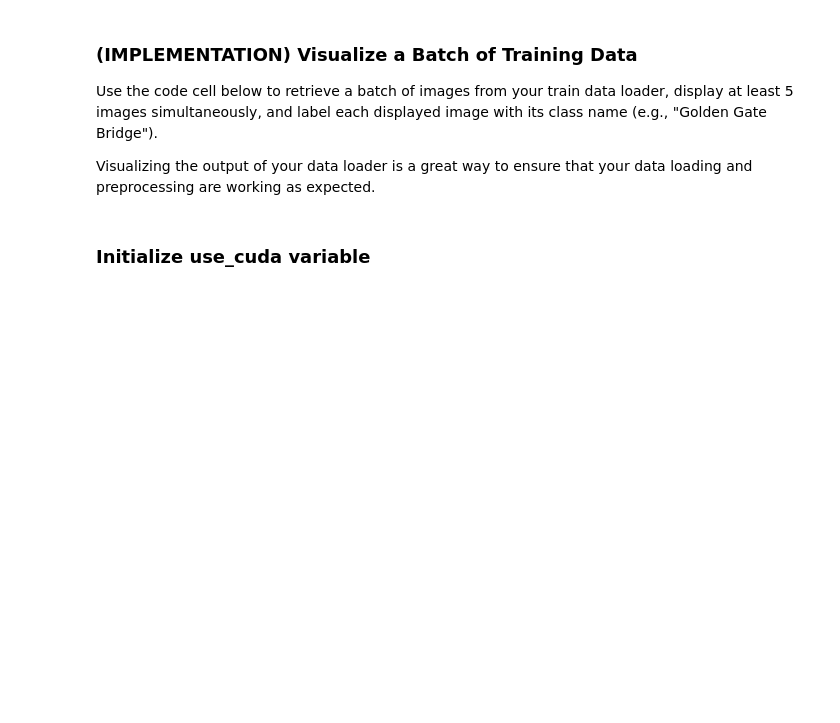
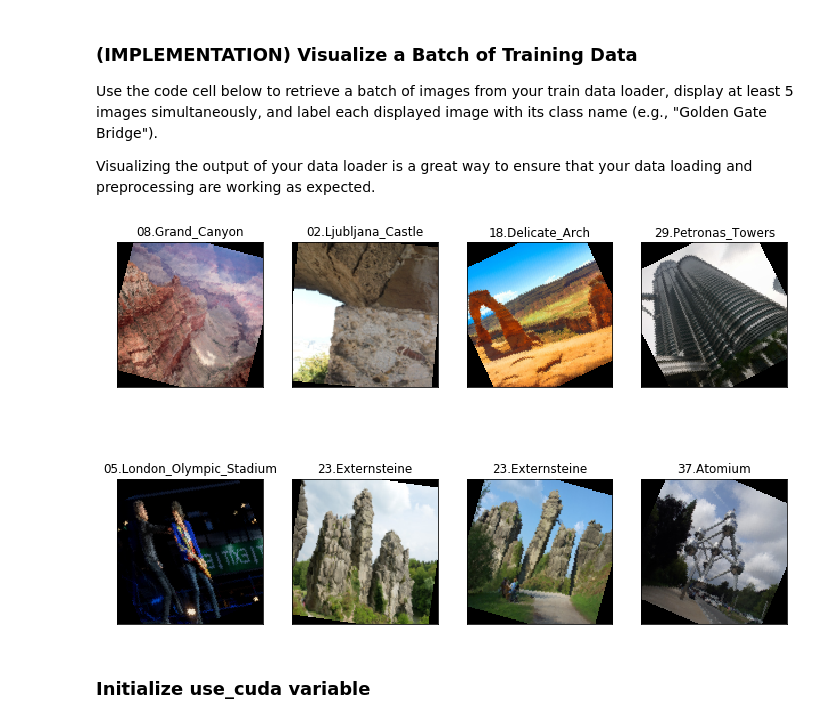
Before and after one commit to YazeedS/Landmarks_CNN, a Jupyter notebook: landmark.ipynb, the cells around one changed output. Saved outputs shown, nothing was run; the diff lists cells and outputs as text; code cells hidden in the pictures; blank space fills up the shorter version.

```diff
--- a/landmark.ipynb
+++ b/landmark.ipynb
@@ -157,12 +159,23 @@ Visualizing the output of your data loader is a great way to ensure that your da
 # %%
 import matplotlib.pyplot as plt
 %matplotlib inline
 
-i = 8
 ## TODO: visualize a batch of the train data loader
-
 ## the class names can be accessed at the `classes` attribute
 ## of your dataset object (e.g., `train_dataset.classes`)
+
+fig = plt.figure(figsize=(12, 8))
+
+images, lables = next(iter(loaders_scratch["train"]))
+
+
+for i in range(8):
+    img = images[i] / 2 + 0.5  # unnormalize
+    ax = fig.add_subplot(2, 4, i+1, xticks=[], yticks=[])
+    plt.imshow(np.transpose(img, (1, 2, 0)))
+    ax.set_title(train_data.classes[lables[i]])
+# %% [output]
+[figure, added]
 # %% [markdown]
 ### Initialize use_cuda variable
 # %%
```
Also changed, not shown: parts of 10 cells of this notebook.
